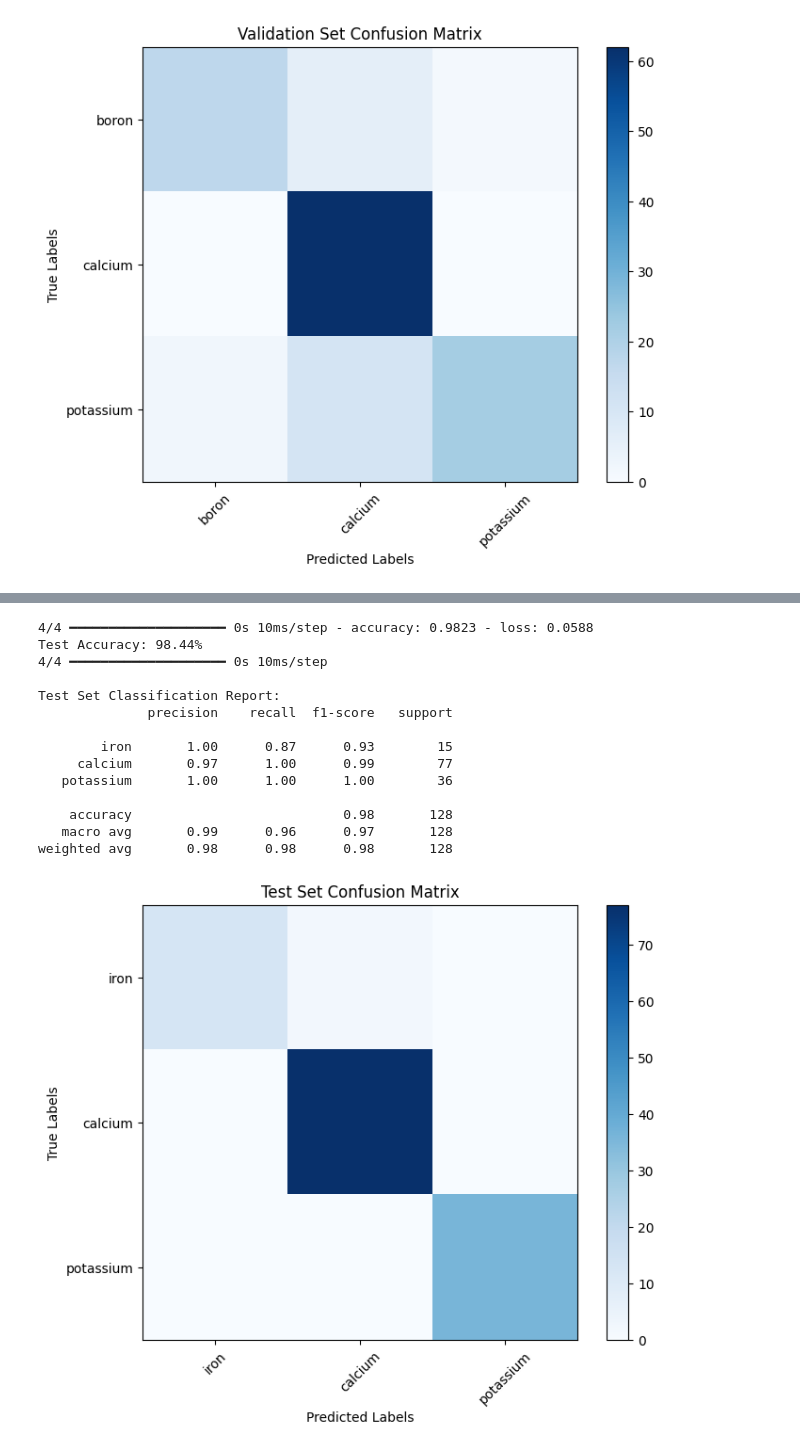
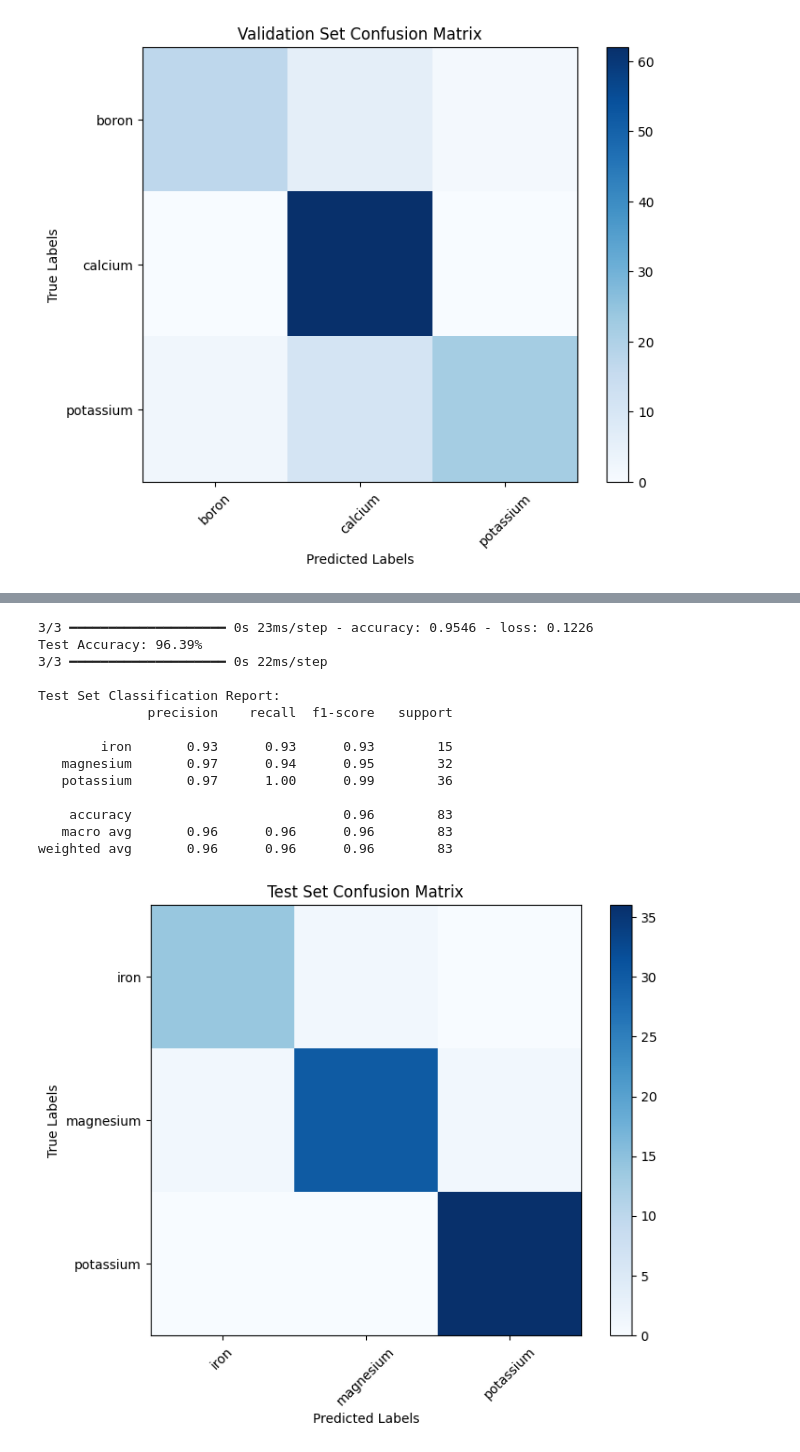
Before and after one commit to AzraSaf/NutriSense, a Jupyter notebook: ayyub_work/DSGP_Banana_Deficiency_Identification.ipynb, the cells around one changed output, grey strips where cells are left out. Cells and saved outputs as stored; diff of their text form; code cells hidden in the pictures.

```diff
--- a/ayyub_work/DSGP_Banana_Deficiency_Identification.ipynb
+++ b/ayyub_work/DSGP_Banana_Deficiency_Identification.ipynb
@@ -327,7 +327,7 @@ drive.mount('/content/drive')
 # Path to your dataset
 dataset_path = '/content/drive/My Drive/Nutrient Deficient RAW Images of Banana Leaves/'
 
-deficiency_classes = ['boron', 'calcium', 'potassium']
+deficiency_classes = ['magnesium', 'calcium', 'potassium']
 
 # Image parameters
 img_size = (224, 224)
@@ -529,7 +529,7 @@ drive.mount('/content/drive')
 # Path to your dataset
 dataset_path = '/content/drive/My Drive/Nutrient Deficient RAW Images of Banana Leaves/'
 
-deficiency_classes = ['iron', 'calcium', 'potassium']
+deficiency_classes = ['iron', 'magnesium', 'potassium']
 
 # Image parameters
 img_size = (224, 224)
@@ -693,15 +693,15 @@ weighted avg       0.97      0.97      0.97        64
-4/4 ━━━━━━━━━━━━━━━━━━━━ 0s 10ms/step - accuracy: 0.9823 - loss: 0.0588
-Test Accuracy: 98.44%
-4/4 ━━━━━━━━━━━━━━━━━━━━ 0s 10ms/step
+3/3 ━━━━━━━━━━━━━━━━━━━━ 0s 23ms/step - accuracy: 0.9546 - loss: 0.1226
+Test Accuracy: 96.39%
+3/3 ━━━━━━━━━━━━━━━━━━━━ 0s 22ms/step
 
 Test Set Classification Report:
               precision    recall  f1-score   support
 
-        iron       1.00      0.87      0.93        15
-     calcium       0.97      1.00      0.99        77
-   potassium       1.00      1.00      1.00        36
+        iron       0.93      0.93      0.93        15
+   magnesium       0.97      0.94      0.95        32
+   potassium       0.97      1.00      0.99        36
 
-    accuracy                           0.98       128
-   macro avg       0.99      0.96      0.97       128
-weighted avg       0.98      0.98      0.98       128
+    accuracy                           0.96        83
+   macro avg       0.96      0.96      0.96        83
+weighted avg       0.96      0.96      0.96        83
-[figure, old version]
+[figure, new version]
```
Also changed, not shown: parts of 5 cells of this notebook.
